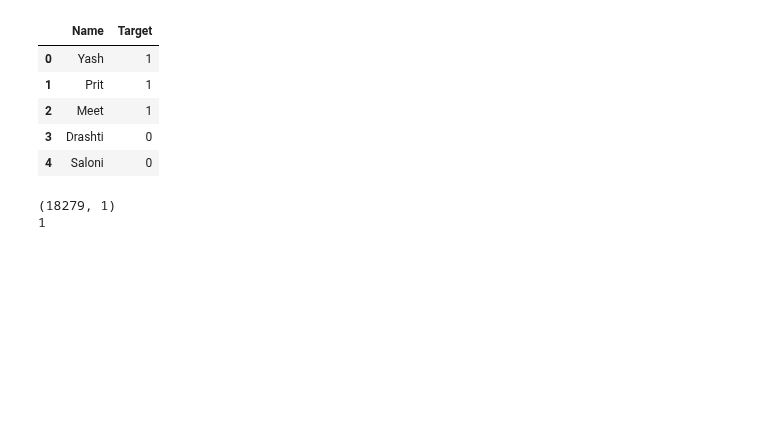
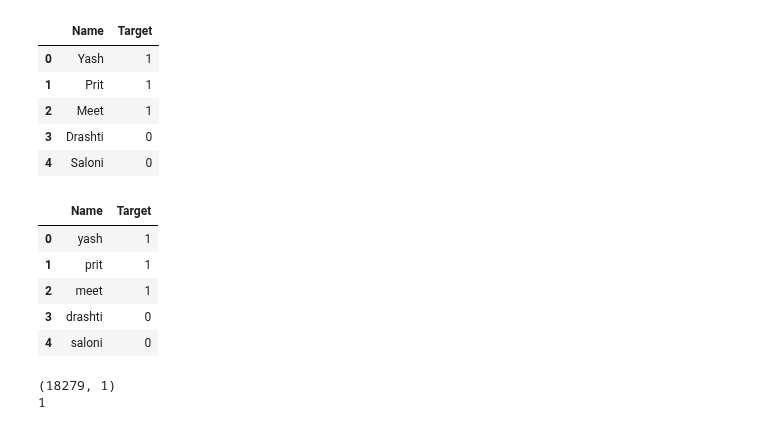
Before and after one commit to PritK99/ML-Toolbox, a Jupyter notebook: Perceptron/gender prediction.ipynb, the cells around one changed output. Saved outputs shown, nothing was run; the diff lists cells and outputs as text; code cells hidden in the pictures; blank space fills up the shorter version.

```diff
--- a/Perceptron/gender prediction.ipynb
+++ b/Perceptron/gender prediction.ipynb
@@ -29,6 +29,17 @@ df.head()
 | 2 | Meet | 1 |
 | 3 | Drashti | 0 |
 | 4 | Saloni | 0 |
+# %%
+# Converting all names to lowercase
+df['Name'] = df['Name'].str.lower()
+df.head()
+# %% [output]
+|  | Name | Target |
+| 0 | yash | 1 |
+| 1 | prit | 1 |
+| 2 | meet | 1 |
+| 3 | drashti | 0 |
+| 4 | saloni | 0 |
 # %%
 # Convert each name to feature vector
 X = []
```
Also changed, not shown: parts of 5 cells of this notebook, 10 other files.
